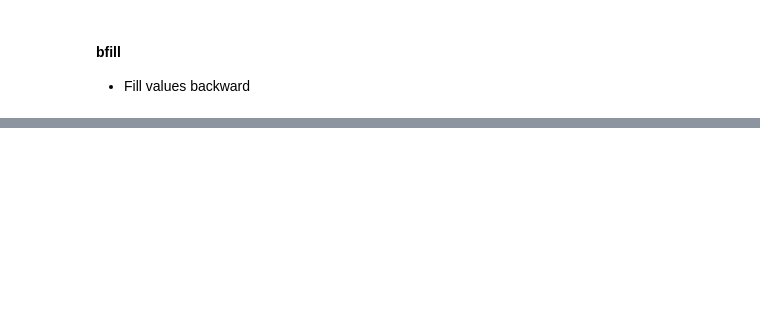
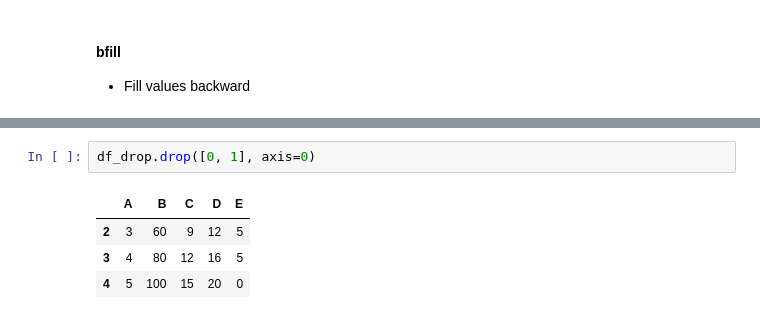
Before and after one commit to KumudithaSilva/pandas-data-science, a Jupyter notebook: Pandas.ipynb, the cells around one changed output, grey strips where cells are left out. Cells and saved outputs as stored; diff of their text form; blank space fills up the shorter version.

```diff
--- a/Pandas.ipynb
+++ b/Pandas.ipynb
@@ -609,0 +663,7 @@ Freq: D, dtype: float64
+# %%
+df_drop.drop([0, 1], axis=0)
+# %% [output]
+|  | A | B | C | D | E |
+| 2 | 3 | 60 | 9 | 12 | 5 |
+| 3 | 4 | 80 | 12 | 16 | 5 |
+| 4 | 5 | 100 | 15 | 20 | 0 |
```
Also changed, not shown: parts of 25 cells of this notebook.
